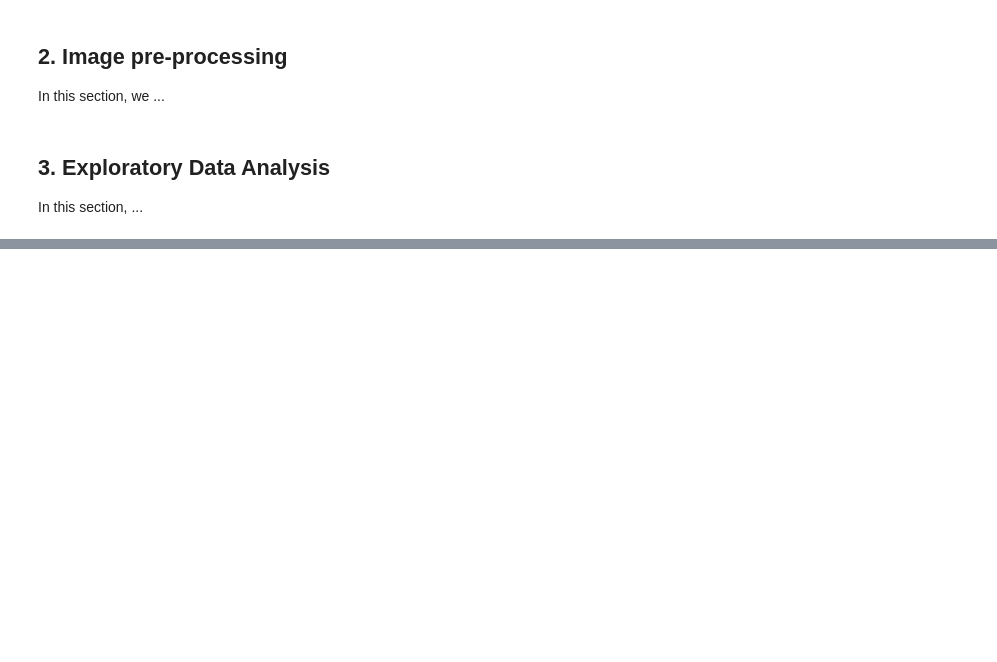
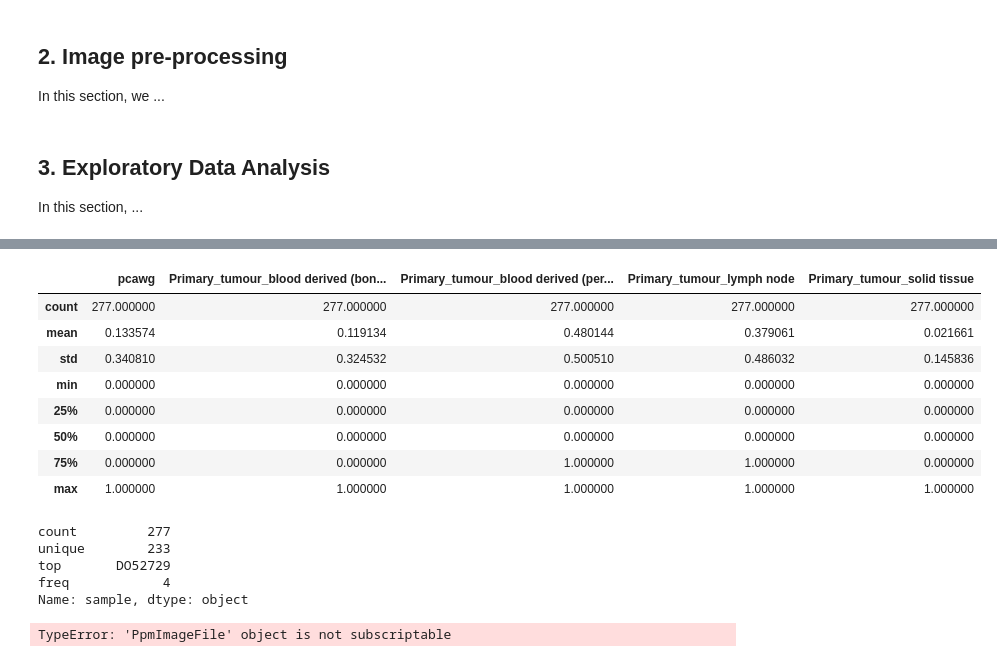
Before and after one commit to ReemAlattas/Chromothripsis-Deep-Learning-Classifier, a Jupyter notebook: Pre-processing.ipynb, the cells around one changed output, grey strips where cells are left out. Saved outputs shown, nothing was run; the diff lists cells and outputs as text; code cells hidden in the pictures; blank space fills up the shorter version.

```diff
--- a/Pre-processing.ipynb
+++ b/Pre-processing.ipynb
@@ -72,0 +191,2 @@ read_file.to_csv ('data/chromothripsis.csv', index=None)
+# %%
+images = pd.concat([images.drop('Primary_tumour', axis=1), pd.get_dummies(images['Primary_tumour'], prefix='Primary_tumour', prefix_sep='_', drop_first=False)], axis=1)
@@ -72,0 +202,3 @@ read_file.to_csv ('data/chromothripsis.csv', index=None)
+# %%
+# combine 2 datasets
+df_merge = df.merge(images, how = 'outer', on=['sample'])
@@ -72,0 +233,24 @@ read_file.to_csv ('data/chromothripsis.csv', index=None)
+# %%
+df_merge.describe()
+# %% [output]
+|  | pcawg | Primary_tumour_blood derived (bon... | Primary_tumour_blood derived (per... | Primary_tumour_lymph node | Primary_tumour_solid tissue |
+| count | 277.000000 | 277.000000 | 277.000000 | 277.000000 | 277.000000 |
+| mean | 0.133574 | 0.119134 | 0.480144 | 0.379061 | 0.021661 |
+| std | 0.340810 | 0.324532 | 0.500510 | 0.486032 | 0.145836 |
+| min | 0.000000 | 0.000000 | 0.000000 | 0.000000 | 0.000000 |
+| 25% | 0.000000 | 0.000000 | 0.000000 | 0.000000 | 0.000000 |
+| 50% | 0.000000 | 0.000000 | 0.000000 | 0.000000 | 0.000000 |
+| 75% | 0.000000 | 0.000000 | 1.000000 | 1.000000 | 0.000000 |
+| max | 1.000000 | 1.000000 | 1.000000 | 1.000000 | 1.000000 |
+# %%
+df_merge['sample'].describe()
+# %% [output]
+count         277
+unique        233
+top       DO52729
+freq            4
+Name: sample, dtype: object
+# %%
+image['sample'].describe()
+# %% [output]
+TypeError: 'PpmImageFile' object is not subscriptable
```
Also changed, not shown: parts of 21 cells of this notebook.
